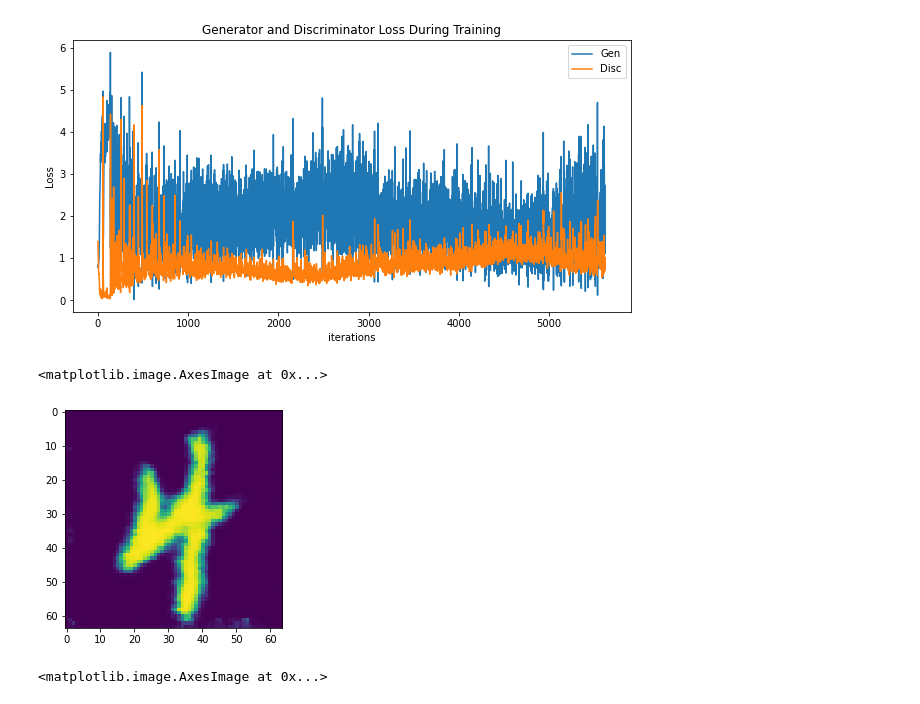
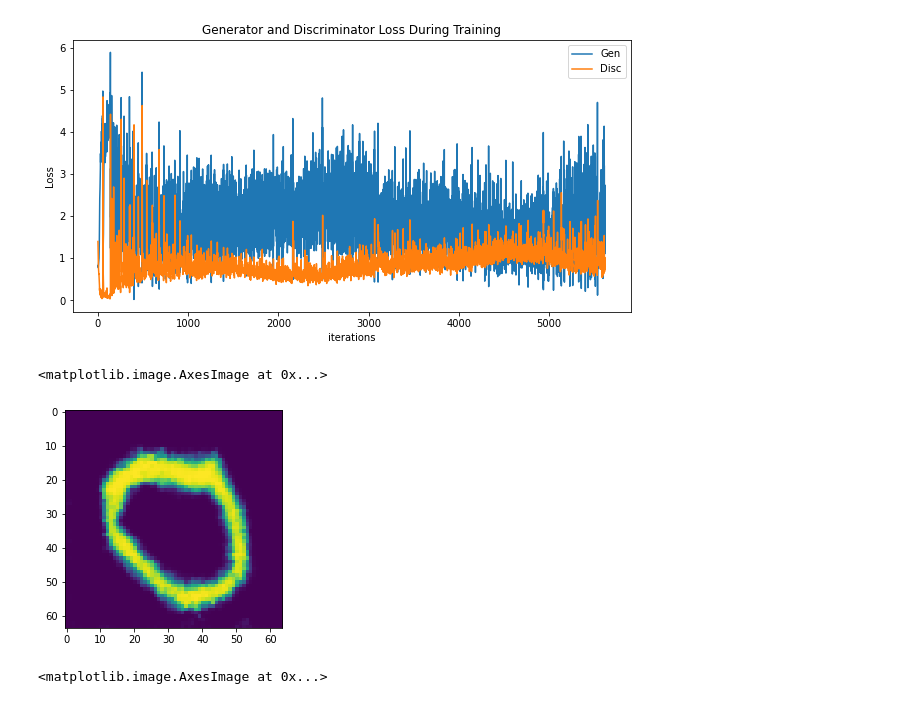
Before and after one commit to Mainakdeb/deceptive-digits, a Jupyter notebook: deceptive-digits.ipynb, the cells around one changed output. Drawn from its saved outputs; the diff is of its cells as text; code cells hidden in the pictures.

```diff
--- a/deceptive-digits.ipynb
+++ b/deceptive-digits.ipynb
@@ -365,19 +365,19 @@ plt.show()
 # %%
 def generate_digit_from_label(label):
   single_noise = torch.randn(1, nz, 1, 1, device=device)
   fake_label = torch.tensor([label]).cuda()
 #   print("sn", single_noise.shape)
 #   print("label", fake_label.shape)
   with torch.no_grad():
     fake_ = netG(single_noise, fake_label).detach().cpu()
 #   print(single_noise.shape, fake_label.shape)
 #   print(type(single_noise), type(fake_label))
   return(fake_.squeeze())
 
-plt.imshow(generate_digit_from_label(4))
+plt.imshow(generate_digit_from_label(0))
 # %% [output]
 <matplotlib.image.AxesImage at 0x...>
-[figure, old version]
+[figure, new version]
 # %%
 fig, axes = plt.subplots(1,10, figsize = (20,8))
 
```
Also changed, not shown: parts of 3 cells of this notebook.
